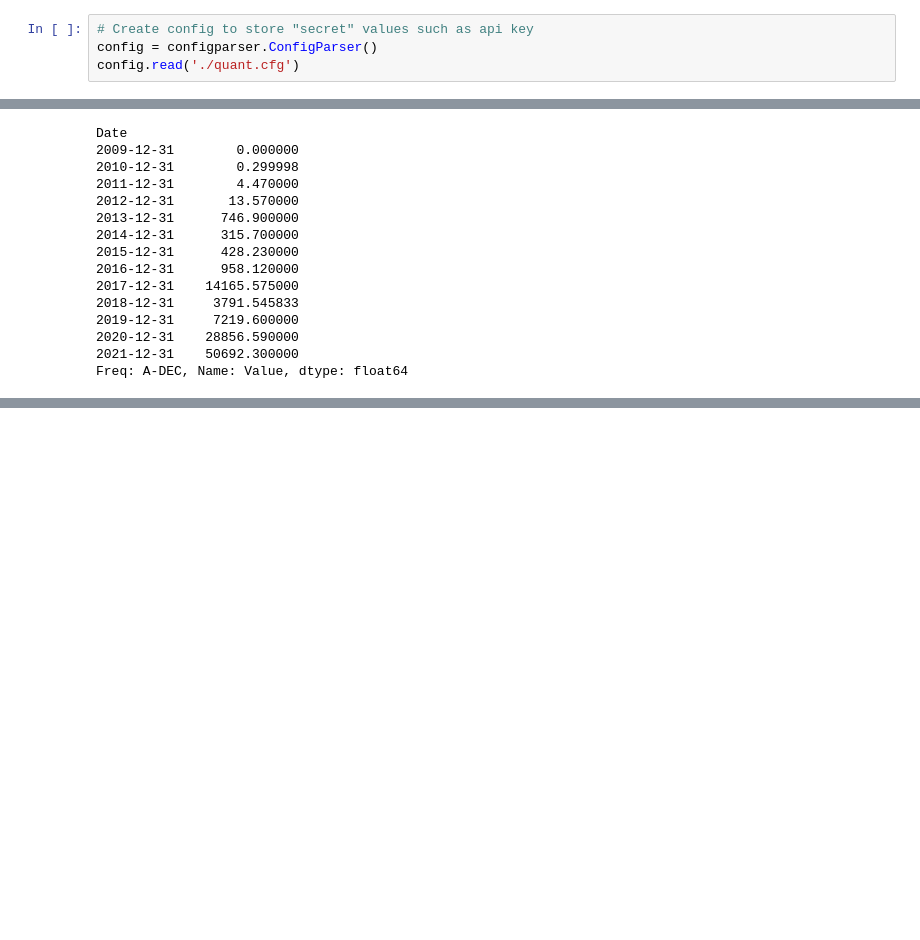
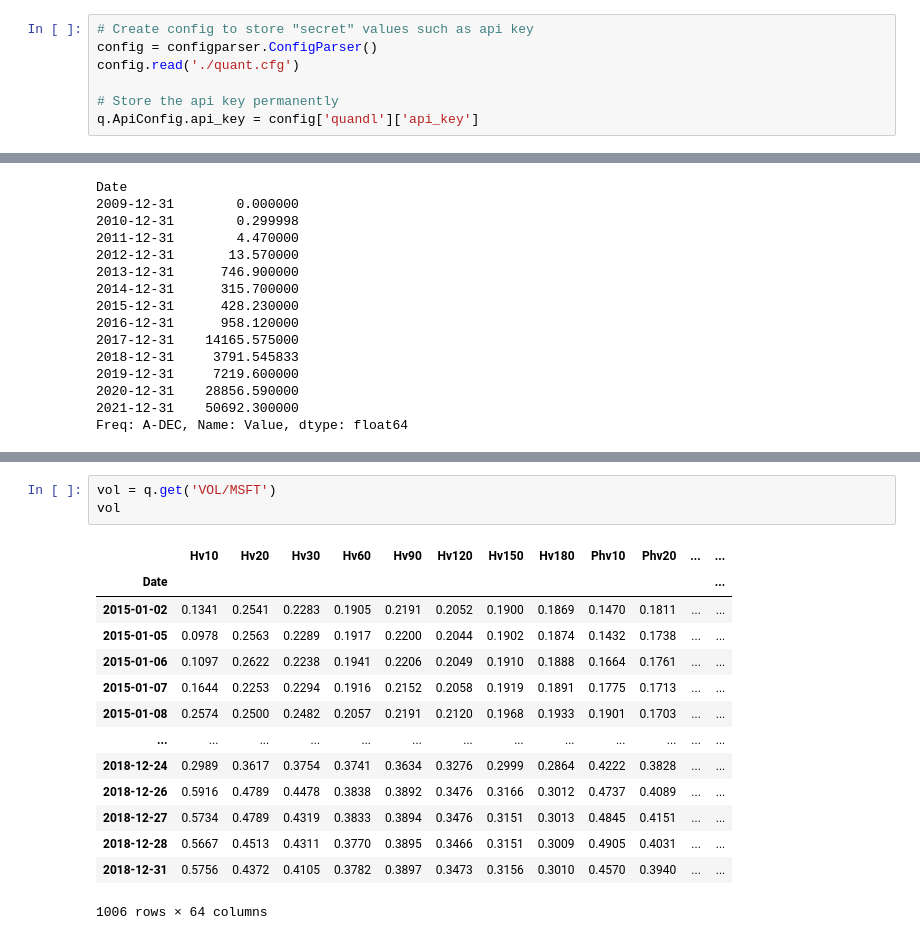
Before and after one commit to YourEpicness/QuantStuff, a Jupyter notebook: QuantFundamentals.ipynb, the cells around one changed output, grey strips where cells are left out. Cells and saved outputs as stored; diff of their text form; blank space fills up the shorter version.

```diff
--- a/QuantFundamentals.ipynb
+++ b/QuantFundamentals.ipynb
@@ -15,3 +15,6 @@ import quandl as q
 # Create config to store "secret" values such as api key
 config = configparser.ConfigParser()
 config.read('./quant.cfg')
+
+# Store the api key permanently
+q.ApiConfig.api_key = config['quandl']['api_key']
@@ -68,0 +112,18 @@ Freq: A-DEC, Name: Value, dtype: float64
+# %%
+vol = q.get('VOL/MSFT')
+vol
+# %% [output]
+|  | Hv10 | Hv20 | Hv30 | Hv60 | Hv90 | Hv120 | Hv150 | Hv180 | Phv10 | Phv20 | ... | ... |
+| Date |  |  |  |  |  |  |  |  |  |  |  | ... |
+| 2015-01-02 | 0.1341 | 0.2541 | 0.2283 | 0.1905 | 0.2191 | 0.2052 | 0.1900 | 0.1869 | 0.1470 | 0.1811 | ... | ... |
+| 2015-01-05 | 0.0978 | 0.2563 | 0.2289 | 0.1917 | 0.2200 | 0.2044 | 0.1902 | 0.1874 | 0.1432 | 0.1738 | ... | ... |
+| 2015-01-06 | 0.1097 | 0.2622 | 0.2238 | 0.1941 | 0.2206 | 0.2049 | 0.1910 | 0.1888 | 0.1664 | 0.1761 | ... | ... |
+| 2015-01-07 | 0.1644 | 0.2253 | 0.2294 | 0.1916 | 0.2152 | 0.2058 | 0.1919 | 0.1891 | 0.1775 | 0.1713 | ... | ... |
+| 2015-01-08 | 0.2574 | 0.2500 | 0.2482 | 0.2057 | 0.2191 | 0.2120 | 0.1968 | 0.1933 | 0.1901 | 0.1703 | ... | ... |
+| ... | ... | ... | ... | ... | ... | ... | ... | ... | ... | ... | ... | ... |
+| 2018-12-24 | 0.2989 | 0.3617 | 0.3754 | 0.3741 | 0.3634 | 0.3276 | 0.2999 | 0.2864 | 0.4222 | 0.3828 | ... | ... |
+| 2018-12-26 | 0.5916 | 0.4789 | 0.4478 | 0.3838 | 0.3892 | 0.3476 | 0.3166 | 0.3012 | 0.4737 | 0.4089 | ... | ... |
+| 2018-12-27 | 0.5734 | 0.4789 | 0.4319 | 0.3833 | 0.3894 | 0.3476 | 0.3151 | 0.3013 | 0.4845 | 0.4151 | ... | ... |
+| 2018-12-28 | 0.5667 | 0.4513 | 0.4311 | 0.3770 | 0.3895 | 0.3466 | 0.3151 | 0.3009 | 0.4905 | 0.4031 | ... | ... |
+| 2018-12-31 | 0.5756 | 0.4372 | 0.4105 | 0.3782 | 0.3897 | 0.3473 | 0.3156 | 0.3010 | 0.4570 | 0.3940 | ... | ... |
+1006 rows × 64 columns
```
Also changed, not shown: parts of 30 cells of this notebook, 1 other file.
